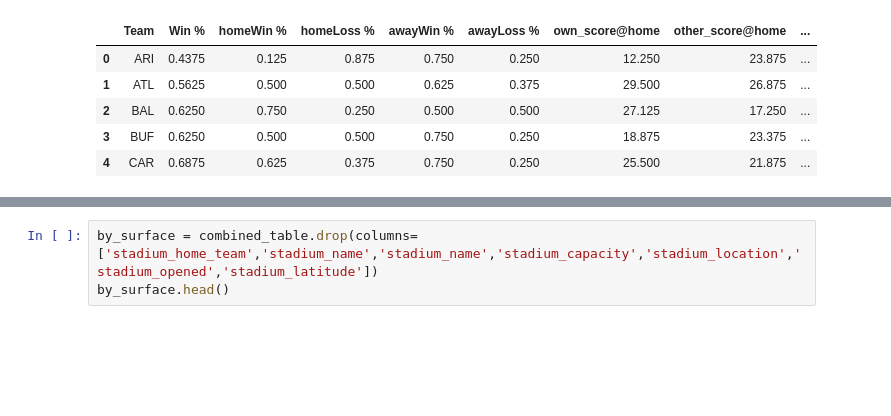
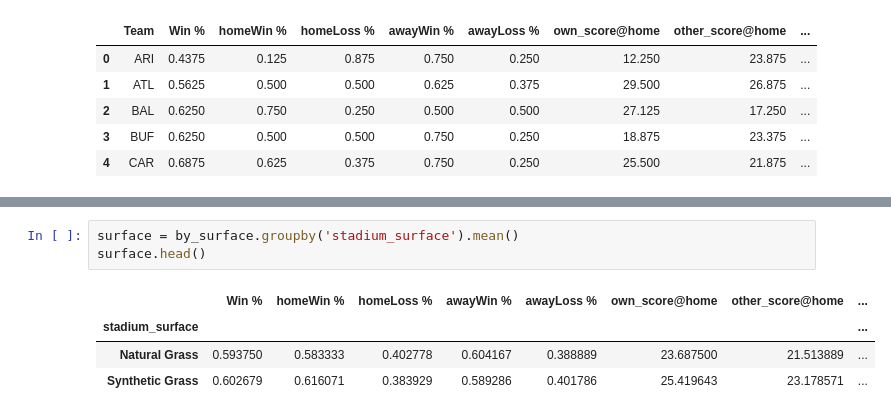
Before and after one commit to Mattyapolis/NFL-Home-Away-Analysis-, a Jupyter notebook: Homes_Score_Analysis.ipynb, the cells around one changed output, grey strips where cells are left out. Saved outputs shown, nothing was run; the diff lists cells and outputs as text; blank space fills up the shorter version.

```diff
--- a/Untitled.ipynb
+++ b/Homes_Score_Analysis.ipynb
@@ -83,3 +90,8 @@ by_surface.head()
-# %%
-by_surface = combined_table.drop(columns=['stadium_home_team','stadium_name','stadium_name','stadium_capacity','stadium_location','stadium_opened','stadium_latitude'])
-by_surface.head()
+# %%
+surface = by_surface.groupby('stadium_surface').mean()
+surface.head()
+# %% [output]
+|  | Win % | homeWin % | homeLoss % | awayWin % | awayLoss % | own_score@home | other_score@home | ... |
+| stadium_surface |  |  |  |  |  |  |  | ... |
+| Natural Grass | 0.593750 | 0.583333 | 0.402778 | 0.604167 | 0.388889 | 23.687500 | 21.513889 | ... |
+| Synthetic Grass | 0.602679 | 0.616071 | 0.383929 | 0.589286 | 0.401786 | 25.419643 | 23.178571 | ... |
```
Also changed, not shown: parts of 1 cell of this notebook, 3 other files.
